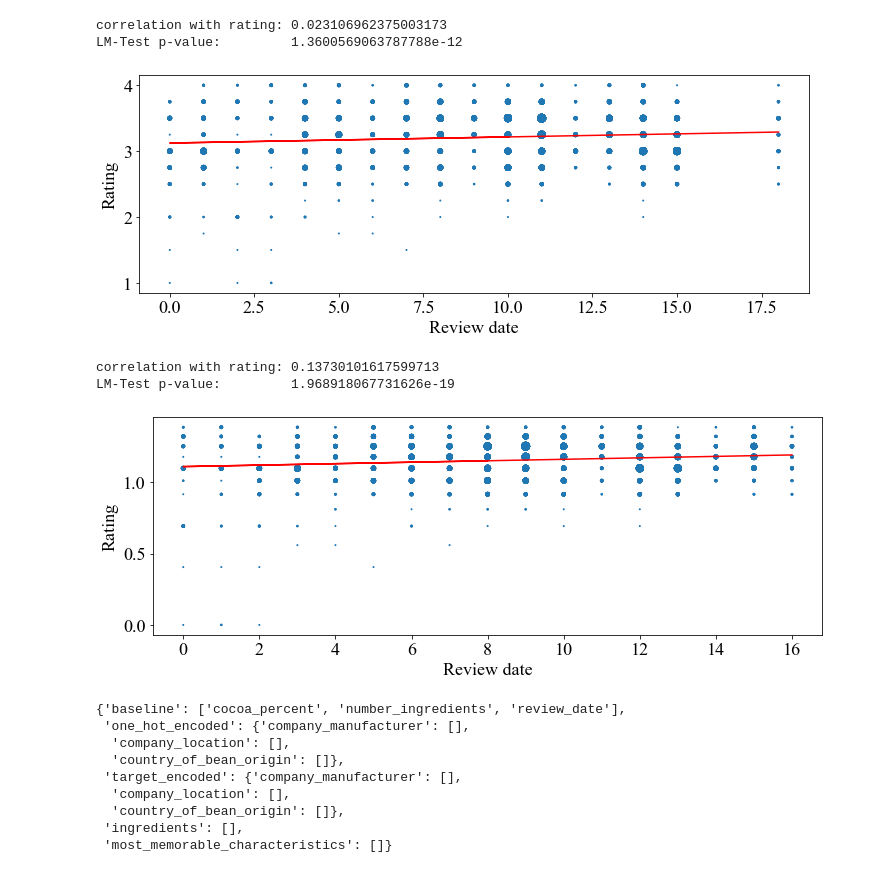
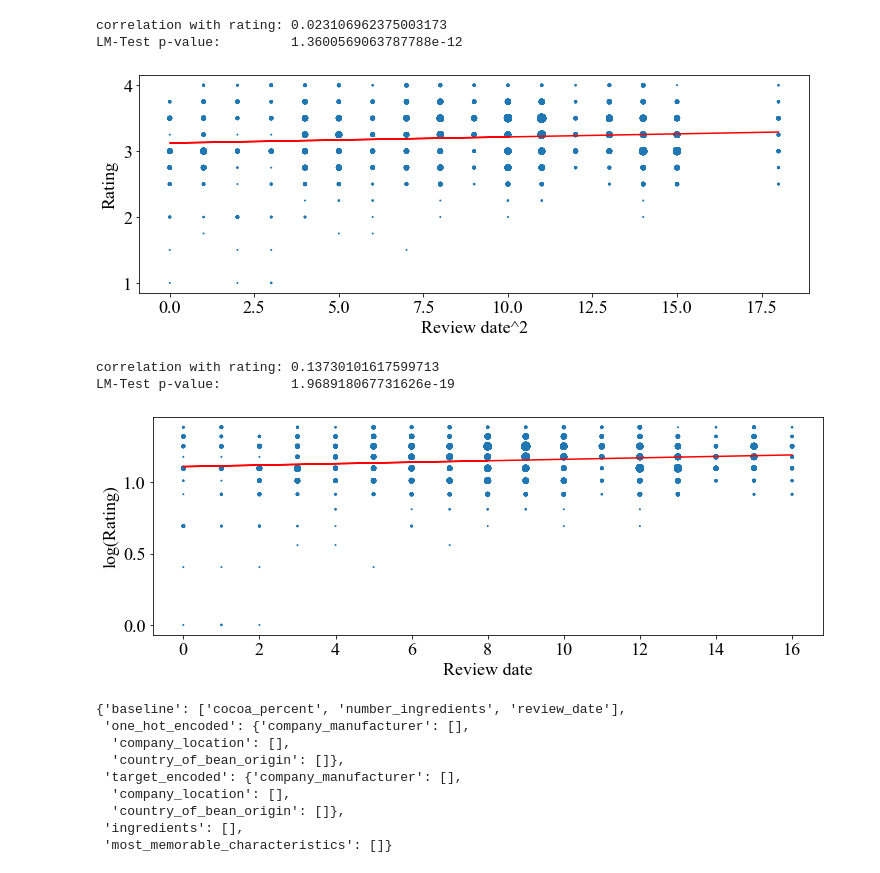
Before and after one commit to ElisabethBrockhaus/Chocolate_bar_rating, a Jupyter notebook: chocolate_rating_data.ipynb, the cells around one changed output. Saved outputs shown, nothing was run; the diff lists cells and outputs as text; code cells hidden in the pictures.

```diff
--- a/chocolate_rating_data.ipynb
+++ b/chocolate_rating_data.ipynb
@@ -33,8 +41,7 @@ data
 2588 rows × 10 columns
 # %%
 # format plots for Latex
-font = {'family' : 'Times New Roman',
-        'size'   : 18}
-plt.rc('font', **font)
+font = {"family": "Times New Roman", "size": 18}
+plt.rc("font", **font)
 # %%
 plt.hist(data["rating"], bins=np.arange(0.875, 4.375, 0.25), label="rating")
@@ -489,7 +488,9 @@ def histogram_residuals(y_test, y_pred, model_name="some_model"):
 ## Pre-processing before train test split
 # %%
 # make cocoa_percent numeric
-data.loc[:,"cocoa_percent"] = data.loc[:,"cocoa_percent"].apply(lambda x: float(x[:-1]))/100
+data.loc[:, "cocoa_percent"] = (
+    data.loc[:, "cocoa_percent"].apply(lambda x: float(x[:-1])) / 100
+)
 # %%
 print("Missing ingredients:\t", data["ingredients"].isnull().sum())
 print(
@@ -512,11 +513,10 @@ data.loc[
 ] = "1- B"
 # %%
 # get number of ingredients
-ingredients = (
-    data["ingredients"]
-    .str.split("-\s*", expand=True)
+ingredients = data["ingredients"].str.split("-\s*", expand=True)
+ingredients.columns = ["number_ingredients", "ingredients"]
+data.loc[:, "number_ingredients"] = pd.to_numeric(
+    ingredients.iloc[:, 0], errors="coerce"
 )
-ingredients.columns = ["number_ingredients", "ingredients"]
-data.loc[:,"number_ingredients"] = pd.to_numeric(ingredients.iloc[:,0], errors='coerce')
-data.loc[:,"ingredients"] = ingredients["ingredients"]
+data.loc[:, "ingredients"] = ingredients["ingredients"]
 # %%
@@ -557,7 +557,10 @@ plt.show()
 from sklearn.model_selection import train_test_split
 # %%
 X_train_raw, X_test_raw, y_train, y_test = train_test_split(
-    data.loc[:, data.columns != "rating"], data["rating"], test_size=0.15, random_state=1
+    data.loc[:, data.columns != "rating"],
+    data["rating"],
+    test_size=0.15,
+    random_state=1,
 )
 X_train_raw, X_val_raw, y_train, y_val = train_test_split(
     X_train_raw, y_train, test_size=0.15, random_state=1
@@ -723,12 +726,11 @@ s = [c[(n, r)] for n, r in zip(x, y_train)]
 plt.subplots(figsize=(12, 4))
 plt.scatter(x, y_train, marker="o", s=s)
 plt.plot(x, res.params.x1 * x + res.params.const, color="red")
-plt.xlabel("Review date")
+plt.xlabel("Review date^2")
 plt.ylabel("Rating")
-#plt.savefig("figures/review_date_points.pdf", bbox_inches="tight")
 plt.show()
 # %% [output]
-[figure, old version]
+[figure, new version]
 # %%
 x = X_train["review_date"]
 y = y_train.apply(math.log)
@@ -743,16 +745,15 @@ LM-Test p-value:         1.968918067731626e-19
 # %%
 c = Counter(zip(x, y))
 s = [c[(n, r)] for n, r in zip(x, y)]
 
 plt.subplots(figsize=(12, 4))
 plt.scatter(x, y, marker="o", s=s)
 plt.plot(x, res.params.review_date * x + res.params.const, color="red")
 plt.xlabel("Review date")
-plt.ylabel("Rating")
-#plt.savefig("figures/review_date_points.pdf", bbox_inches="tight")
+plt.ylabel("log(Rating)")
 plt.show()
 # %% [output]
-[figure, old version]
+[figure, new version]
 # %%
 features_dict["baseline"] += ["review_date"]
 features_dict
```
Also changed, not shown: parts of 52 cells of this notebook.
